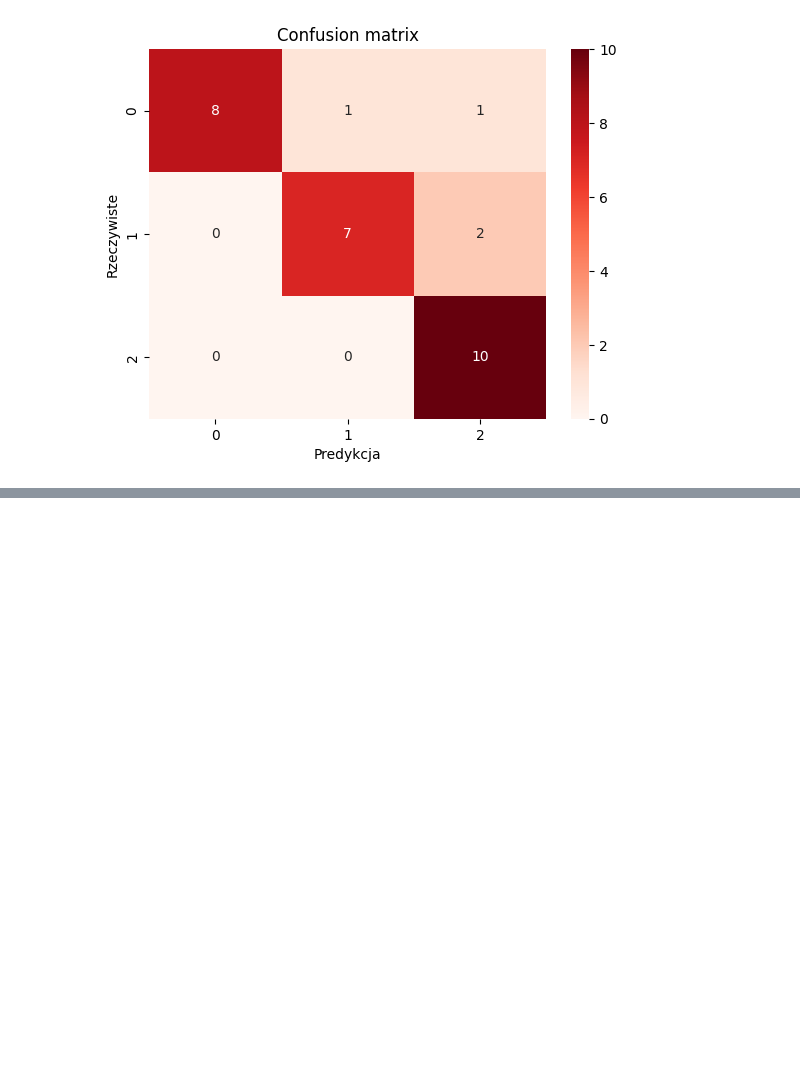
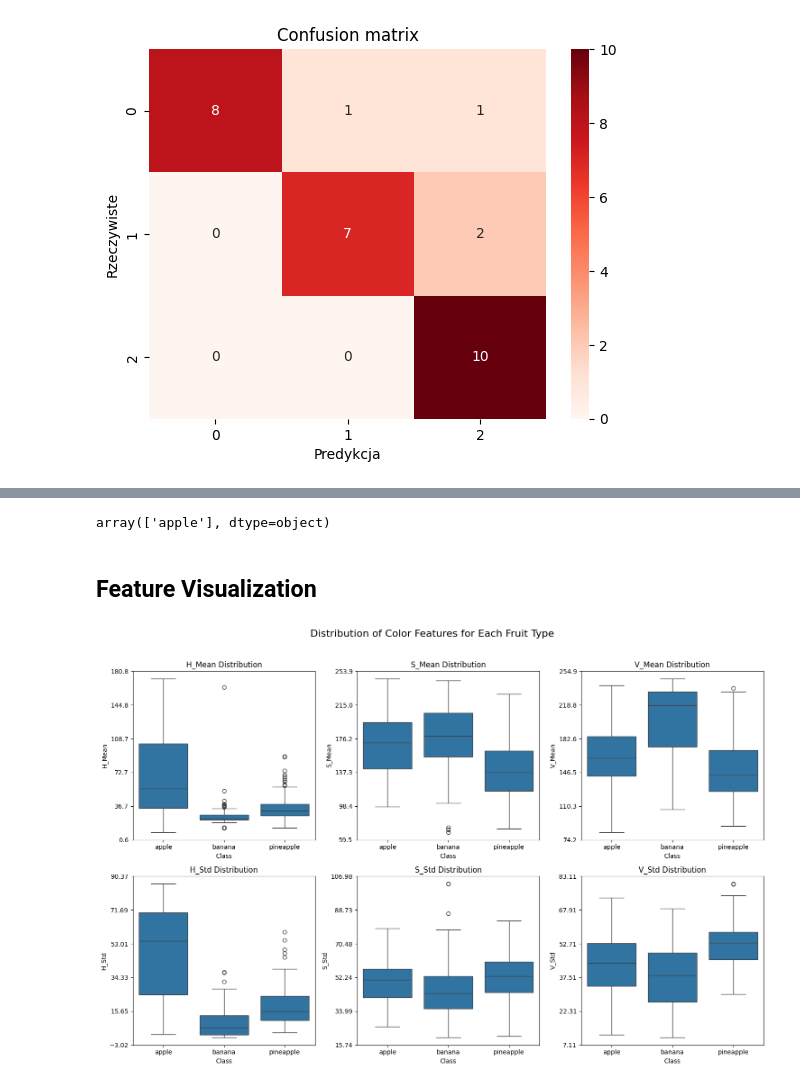
Before and after one commit to amalolepszy/fruit-image-recognition, a Jupyter notebook: Analiza_danych_multimedialnych.ipynb, the cells around one changed output, grey strips where cells are left out. Cells and saved outputs as stored; diff of their text form; code cells hidden in the pictures; blank space fills up the shorter version.

```diff
--- a/Analiza_danych_multimedialnych.ipynb
+++ b/Analiza_danych_multimedialnych.ipynb
@@ -25,4 +21,4 @@ Path to dataset files: /root/.cache/kagglehub/datasets/kritikseth/fruit-and-vege
 # %%
-path = "../fruit-and-vegetable-image-recognition/versions/8"
+path = "../fruit-and-vegetable-image-recognition"
 # %%
 #!pip install pandas seaborn matplotlib
@@ -521 +492,9 @@ df_test
+# %%
+numeric_labels = [ 'H_Mean', 'S_Mean', 'V_Mean',
+    'H_Std', 'S_Std', 'V_Std',
+    'Aspect_Ratio', "Eccentricity", "Solidity", "Convexity"
+]
+
+for label in numeric_labels:
+		df_train[label] = pd.to_numeric(df_train[label], errors='coerce')
 # %%
@@ -563,0 +554,42 @@ error: OpenCV(4.12.0) /io/opencv/modules/imgproc/src/color.cpp:199: error: (-215
+# %%
+dtc.predict(testing_x)
+# %% [output]
+array(['apple'], dtype=object)
+# %% [markdown]
+## Feature Visualization
+# %%
+import seaborn as sns
+import matplotlib.pyplot as plt
+import pandas as pd
+import matplotlib.ticker as ticker
+import numpy as np
+
+# 1. CLEAN THE DATA
+# Ensure all color features are numeric.
+# This fixes the "too many ticks" issue if the data was read as strings.
+color_features = ['H_Mean', 'S_Mean', 'V_Mean', 'H_Std', 'S_Std', 'V_Std']
+
+# for feature in color_features:
+    # errors='coerce' turns non-numeric values into NaN
+    # df_train[feature] = pd.to_numeric(df_train[feature], errors='coerce')
+
+# 2. PLOT
+plt.figure(figsize=(15, 10))
+plt.suptitle('Distribution of Color Features for Each Fruit Type', fontsize=16)
+
+for i, feature in enumerate(color_features, 1):
+    ax = plt.subplot(2, 3, i)
+
+    sns.boxplot(x='Class', y=feature, data=df_train)
+    plt.title(f'{feature} Distribution')
+
+    # Force sorted y-ticks
+    ymin, ymax = ax.get_ylim()
+    num_ticks = 6
+    ticks = np.linspace(ymin, ymax, num_ticks)
+    ax.set_yticks(ticks)
+
+plt.tight_layout(rect=[0, 0, 1, 0.96])
+plt.show()
+# %% [output]
+[figure, added]
```
Also changed, not shown: parts of 20 cells of this notebook, 5 other files.
